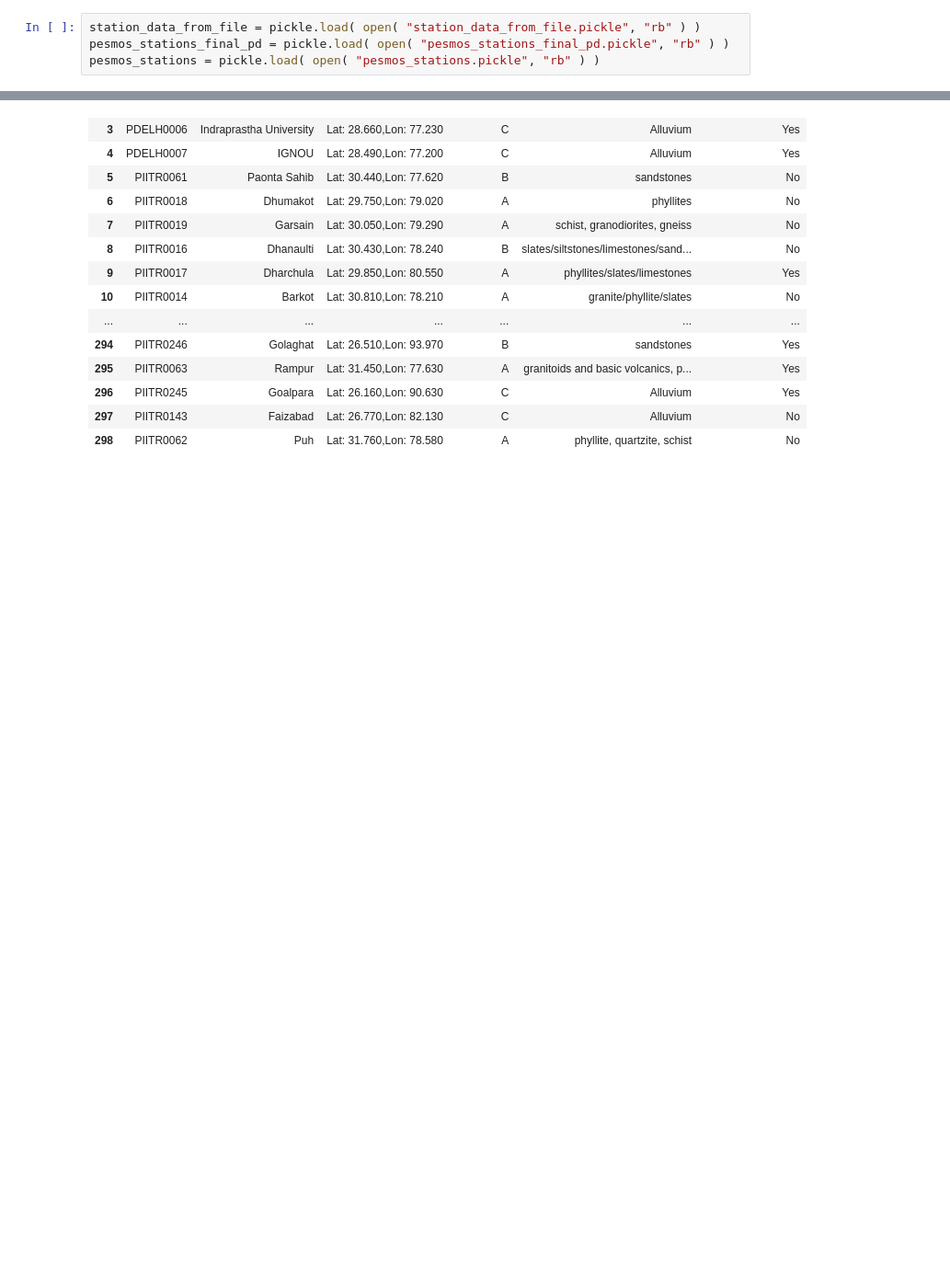
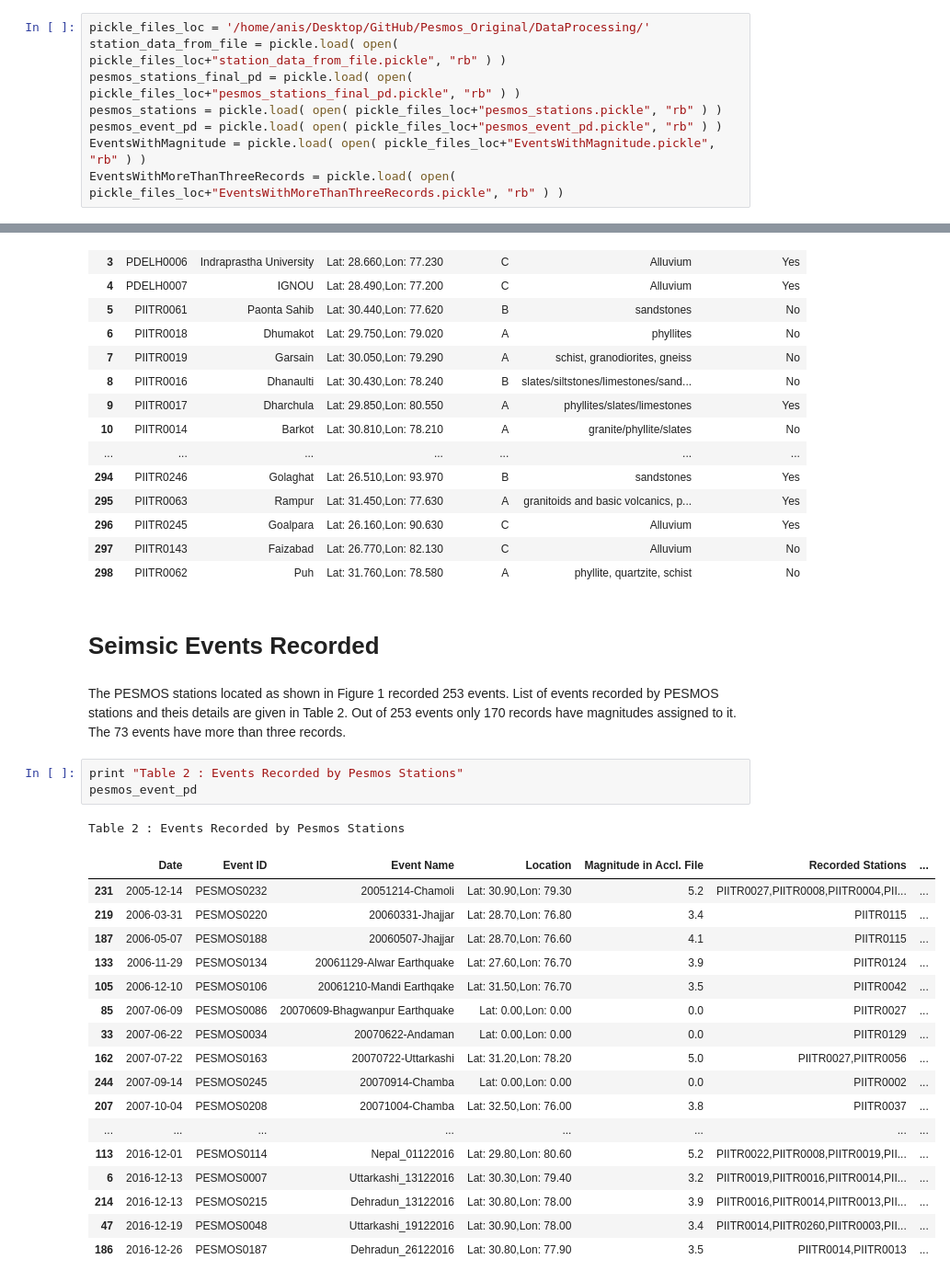
Before and after one commit to anismhd/Pesmos, a Jupyter notebook: README.ipynb, the cells around one changed output, grey strips where cells are left out. Shown: that part at 92% size. Cells and saved outputs as stored; diff of their text form; blank space fills up the shorter version.

```diff
--- a/README.ipynb
+++ b/README.ipynb
@@ -5,9 +5,13 @@ import pickle
 import pandas as pd
 pd.set_option('display.max_rows', None)
 # %%
-station_data_from_file = pickle.load( open( "station_data_from_file.pickle", "rb" ) )
-pesmos_stations_final_pd = pickle.load( open( "pesmos_stations_final_pd.pickle", "rb" ) )
-pesmos_stations = pickle.load( open( "pesmos_stations.pickle", "rb" ) )
+pickle_files_loc = '/home/anis/Desktop/GitHub/Pesmos_Original/DataProcessing/'
+station_data_from_file = pickle.load( open( pickle_files_loc+"station_data_from_file.pickle", "rb" ) )
+pesmos_stations_final_pd = pickle.load( open( pickle_files_loc+"pesmos_stations_final_pd.pickle", "rb" ) )
+pesmos_stations = pickle.load( open( pickle_files_loc+"pesmos_stations.pickle", "rb" ) )
+pesmos_event_pd = pickle.load( open( pickle_files_loc+"pesmos_event_pd.pickle", "rb" ) )
+EventsWithMagnitude = pickle.load( open( pickle_files_loc+"EventsWithMagnitude.pickle", "rb" ) )
+EventsWithMoreThanThreeRecords = pickle.load( open( pickle_files_loc+"EventsWithMoreThanThreeRecords.pickle", "rb" ) )
 # %% [markdown]
 # Introduction
 # %% [markdown]
@@ -53,3 +57,29 @@ Table 1 : List of PESMOS Stations
 | 296 | PIITR0245 | Goalpara | Lat: 26.160,Lon: 90.630 | C | Alluvium | Yes |
 | 297 | PIITR0143 | Faizabad | Lat: 26.770,Lon: 82.130 | C | Alluvium | No |
 | 298 | PIITR0062 | Puh | Lat: 31.760,Lon: 78.580 | A | phyllite, quartzite, schist | No |
+# %% [markdown]
+# Seimsic Events Recorded
+# %% [markdown]
+The PESMOS stations located as shown in Figure 1 recorded 253 events. List of events recorded by PESMOS stations and theis details are given in Table 2. Out of 253 events only 170 records have magnitudes assigned to it. The 73 events have more than three records.
+# %%
+print "Table 2 : Events Recorded by Pesmos Stations"
+pesmos_event_pd
+# %% [output]
+Table 2 : Events Recorded by Pesmos Stations
+|  | Date | Event ID | Event Name | Location | Magnitude in Accl. File | Recorded Stations | ... |
+| 231 | 2005-12-14 | PESMOS0232 | 20051214-Chamoli | Lat: 30.90,Lon: 79.30 | 5.2 | PIITR0027,PIITR0008,PIITR0004,PII... | ... |
+| 219 | 2006-03-31 | PESMOS0220 | 20060331-Jhajjar | Lat: 28.70,Lon: 76.80 | 3.4 | PIITR0115 | ... |
+| 187 | 2006-05-07 | PESMOS0188 | 20060507-Jhajjar | Lat: 28.70,Lon: 76.60 | 4.1 | PIITR0115 | ... |
+| 133 | 2006-11-29 | PESMOS0134 | 20061129-Alwar Earthquake | Lat: 27.60,Lon: 76.70 | 3.9 | PIITR0124 | ... |
+| 105 | 2006-12-10 | PESMOS0106 | 20061210-Mandi Earthqake | Lat: 31.50,Lon: 76.70 | 3.5 | PIITR0042 | ... |
+| 85 | 2007-06-09 | PESMOS0086 | 20070609-Bhagwanpur Earthquake | Lat: 0.00,Lon: 0.00 | 0.0 | PIITR0027 | ... |
+| 33 | 2007-06-22 | PESMOS0034 | 20070622-Andaman | Lat: 0.00,Lon: 0.00 | 0.0 | PIITR0129 | ... |
+| 162 | 2007-07-22 | PESMOS0163 | 20070722-Uttarkashi | Lat: 31.20,Lon: 78.20 | 5.0 | PIITR0027,PIITR0056 | ... |
+| 244 | 2007-09-14 | PESMOS0245 | 20070914-Chamba | Lat: 0.00,Lon: 0.00 | 0.0 | PIITR0002 | ... |
+| 207 | 2007-10-04 | PESMOS0208 | 20071004-Chamba | Lat: 32.50,Lon: 76.00 | 3.8 | PIITR0037 | ... |
+| ... | ... | ... | ... | ... | ... | ... | ... |
+| 113 | 2016-12-01 | PESMOS0114 | Nepal_01122016 | Lat: 29.80,Lon: 80.60 | 5.2 | PIITR0022,PIITR0008,PIITR0019,PII... | ... |
+| 6 | 2016-12-13 | PESMOS0007 | Uttarkashi_13122016 | Lat: 30.30,Lon: 79.40 | 3.2 | PIITR0019,PIITR0016,PIITR0014,PII... | ... |
+| 214 | 2016-12-13 | PESMOS0215 | Dehradun_13122016 | Lat: 30.80,Lon: 78.00 | 3.9 | PIITR0016,PIITR0014,PIITR0013,PII... | ... |
+| 47 | 2016-12-19 | PESMOS0048 | Uttarkashi_19122016 | Lat: 30.90,Lon: 78.00 | 3.4 | PIITR0014,PIITR0260,PIITR0003,PII... | ... |
+| 186 | 2016-12-26 | PESMOS0187 | Dehradun_26122016 | Lat: 30.80,Lon: 77.90 | 3.5 | PIITR0014,PIITR0013 | ... |
```
Also changed, not shown: parts of 2 cells of this notebook, 1 other file.
